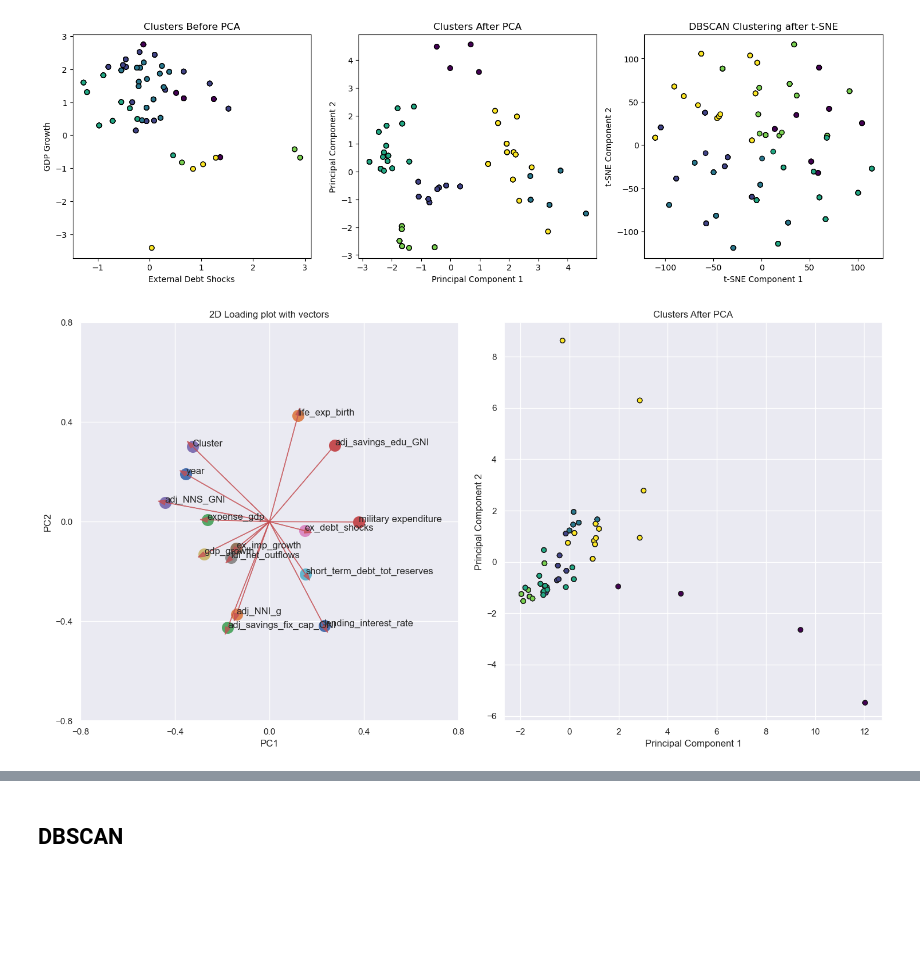
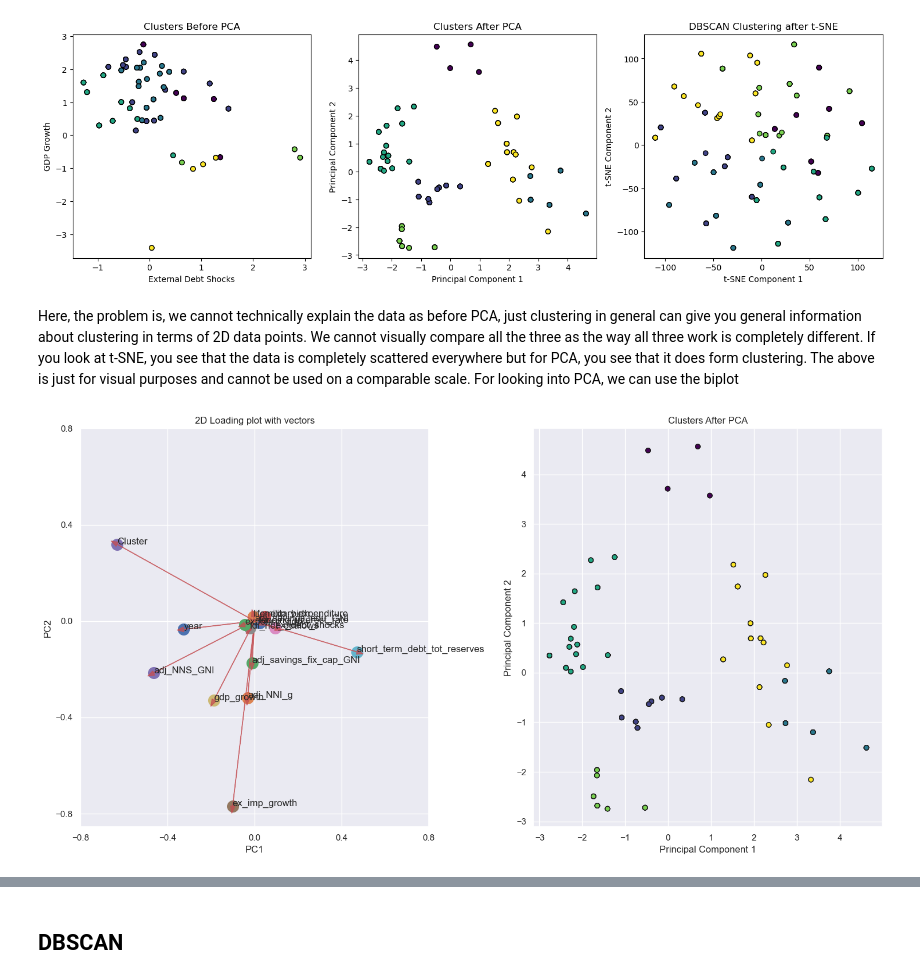
Before and after one commit to anly501/dsan-5000-project-msheeba4848, a Jupyter notebook: dsan-website/5000-website/codes/clustering.ipynb, the cells around one changed output, grey strips where cells are left out. Drawn from its saved outputs; the diff is of its cells as text; code cells hidden in the pictures; blank space fills up the shorter version.

```diff
--- a/dsan-website/5000-website/codes/clustering.ipynb
+++ b/dsan-website/5000-website/codes/clustering.ipynb
@@ -262,66 +263,45 @@ plt.ylabel('t-SNE Component 2')
 plt.show()
 # %% [output]
 [figure]
+# %% [markdown]
+Here, the problem is, we cannot technically explain the data as before PCA, just clustering in general can give you general information about clustering in terms of 2D data points. We cannot visually compare all the three as the way all three work is completely different. If you look at t-SNE, you see that the data is completely scattered everywhere but for PCA, you see that it does form clustering. The above is just for visual purposes and cannot be used on a comparable scale. For looking into PCA, we can use the biplot
 # %%
-# Scale Data
-x_scaled = StandardScaler().fit_transform(x)
-
-# Perform PCA on Scaled Data
-pca = PCA(n_components=2)
-pca_features = pca.fit_transform(x_scaled)
-
-# Principal components correlation coefficients
+# using the biplot
+pca = PCA(n_components=6)
+pca_features = pca.fit_transform(x)
 loadings = pca.components_
-
-# Number of features before PCA
 n_features = pca.n_features_in_
-
-# Feature names before PCA
 feature_names = x.columns
-
-# PC names
 pc_list = [f'PC{i}' for i in list(range(1, n_features + 1))]
-
-# Match PC names to loadings
 pc_loadings = dict(zip(pc_list, loadings))
-
-# Matrix of corr coefs between feature names and PCs
 loadings_df = pd.DataFrame.from_dict(pc_loadings)
 loadings_df['feature_names'] = feature_names
 loadings_df = loadings_df.set_index('feature_names')
-
-# Plot the scatter plot of the loadings
 sns.set()
 plt.figure(figsize=(15, 8))
-
-# Plot the loading plot
 plt.subplot(1, 2, 1)
 xs = loadings[0]
 ys = loadings[1]
 for i, varnames in enumerate(feature_names):
     plt.scatter(xs[i], ys[i], s=200)
     plt.arrow(
         0, 0, xs[i], ys[i],
         color='r', head_width=0.02, alpha=0.75
     )
     plt.text(xs[i], ys[i], varnames)
 xticks = np.linspace(-0.8, 0.8, num=5)
 yticks = np.linspace(-0.8, 0.8, num=5)
 plt.xticks(xticks)
 plt.yticks(yticks)
 plt.xlabel('PC1')
 plt.ylabel('PC2')
 plt.title('2D Loading plot with vectors')
-
-# Visualize clusters after PCA
 plt.subplot(1, 2, 2)
 plt.scatter(optimal_pca_kmeans[:, 0], optimal_pca_kmeans[:, 1], c=labels_after_pca, cmap='viridis', edgecolor='k')
 plt.title('Clusters After PCA')
 plt.xlabel('Principal Component 1')
 plt.ylabel('Principal Component 2')
-
-# Show the combined plot
 plt.tight_layout()
 plt.show()
 # %% [output]
-[figure, old version]
+[figure, new version]
```
Also changed, not shown: parts of 17 cells of this notebook, 45 other files.
